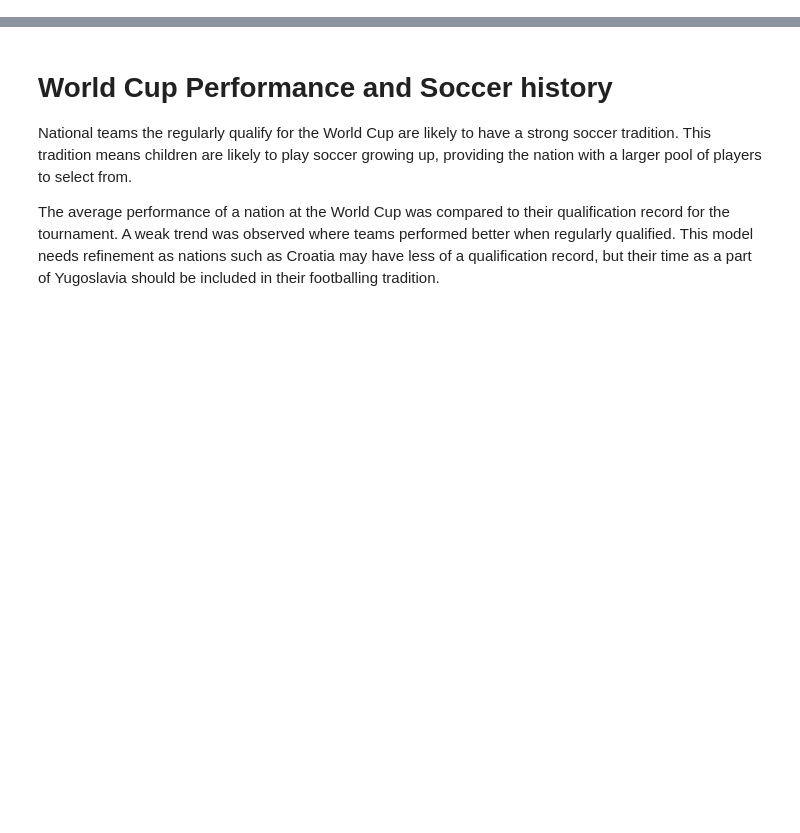
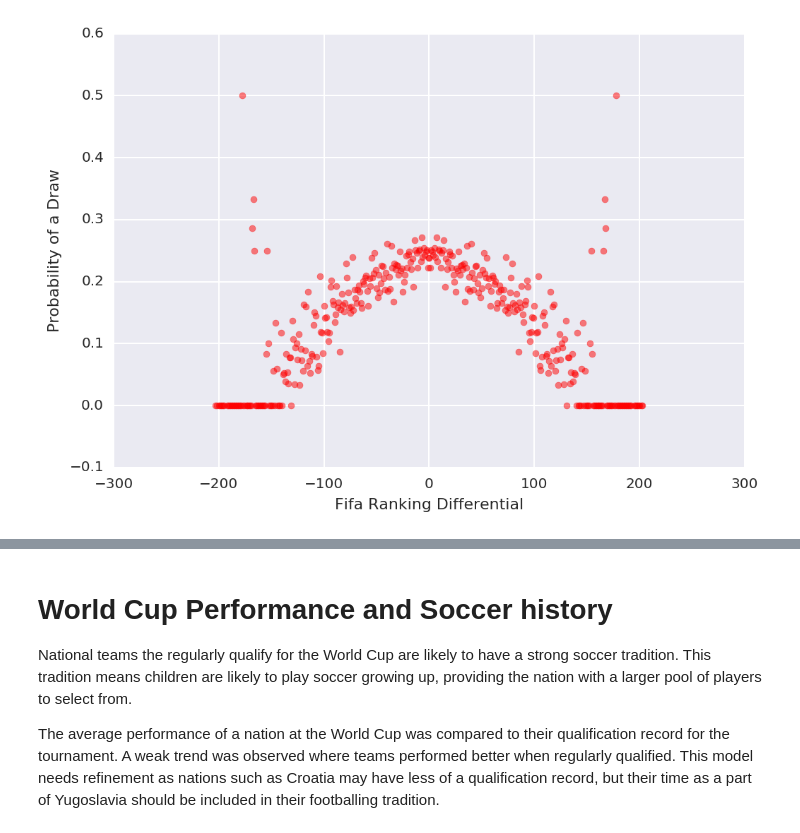
Before and after one commit to pierrelb/dataIncProj, a Jupyter notebook: soccerData.ipynb, the cells around one changed output, grey strips where cells are left out. Cells and saved outputs as stored; diff of their text form; code cells hidden in the pictures; blank space fills up the shorter version.

```diff
--- a/soccerData.ipynb
+++ b/soccerData.ipynb
@@ -35,0 +189,7 @@ df_club_elo = pd.read_csv("wc_elo.csv")
+# %%
+plt.scatter(draw.rank_diff_from_higher, draw.prob, alpha=0.5, color='red')
+plt.scatter(draw.rank_diff_from_higher*-1, draw.prob, alpha=0.5, color='red')
+plt.xlabel('Fifa Ranking Differential');
+plt.ylabel(u'Probability of a Draw');
+# %% [output]
+[figure, added]
```
Also changed, not shown: parts of 30 cells of this notebook.
